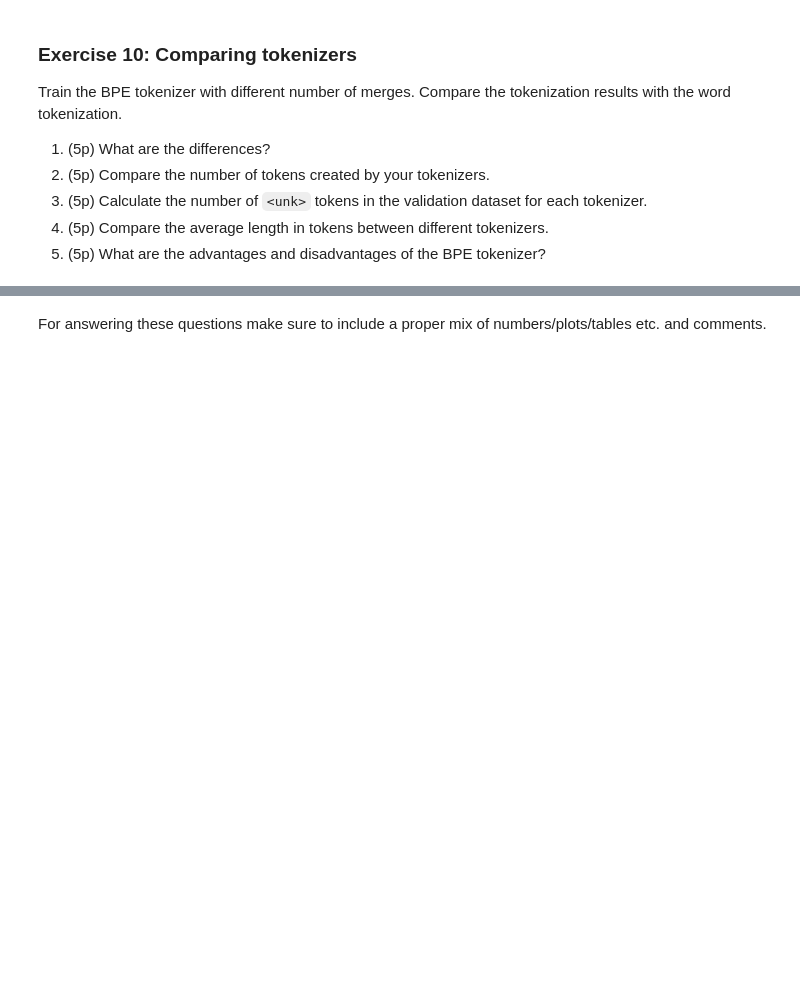
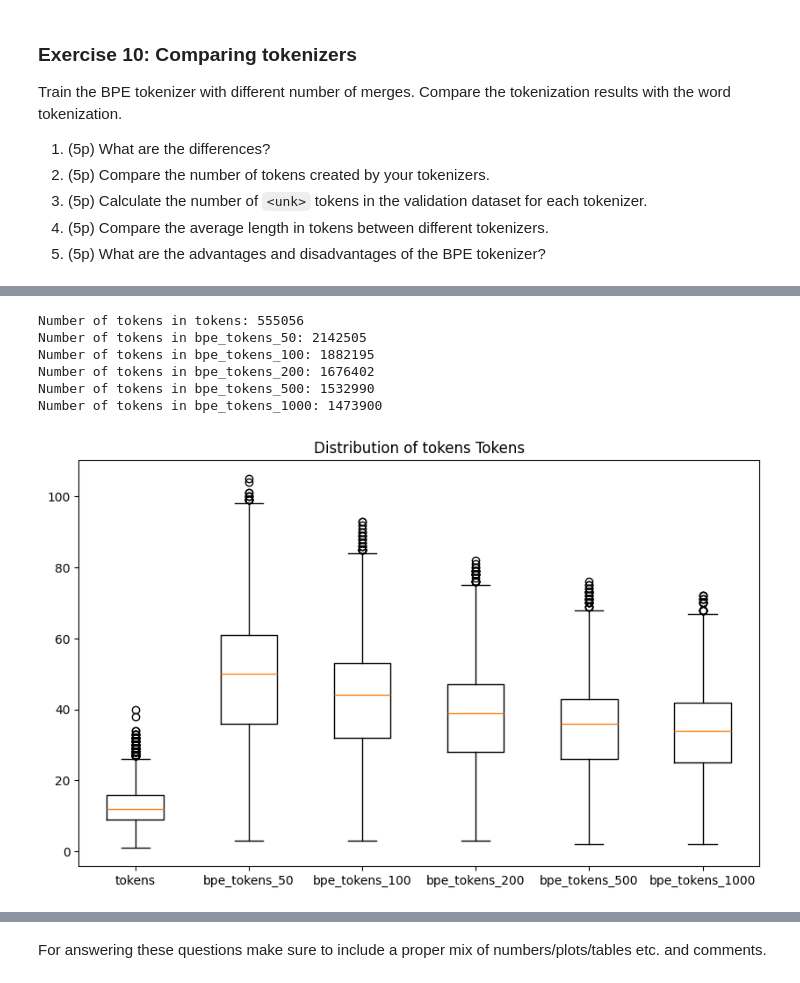
Before and after one commit to MaksiuMilcarz/NLP_Labs, a Jupyter notebook: lab1/lab1_empty_bruna.ipynb, the cells around one changed output, grey strips where cells are left out. Saved outputs shown, nothing was run; the diff lists cells and outputs as text; code cells hidden in the pictures; blank space fills up the shorter version.

```diff
--- a/lab1/lab1_empty_bruna.ipynb
+++ b/lab1/lab1_empty_bruna.ipynb
@@ -602,7 +726,9 @@ def build_character_counter(dataset):
 
     ### YOUR CODE HERE
 
-
+    for tweet in dataset:
+        text = tweet['clean']
+        char_counter.update(text)
 
     ### YOUR CODE ENDS HERE
 
@@ -736,10 +891,18 @@ def bpe(vocab, corpus, num_merges):
 
     for i in tqdm.tqdm(range(num_merges)):
         ### YOUR CODE HERE
+    # get the most common adjustent sympbol pair from the CURRENT corpus
+        stats = calculate_bpe_corpus_stats(corpus)
+        best_pair = stats.most_common(1)[0][0]
 
+    # merge the most common pair in the corpus and UPDATE the corpus
+        corpus = merge_corpus(corpus, best_pair)
 
+    # add the merged pair to the vocabulary
+        vocab.append("".join(best_pair))
 
-
+    # REGISTER the merging operation
+        merges.append(best_pair)
 
         ### YOUR CODE ENDS HERE
     return vocab, corpus, merges
@@ -833,3 +1036,16 @@ Train the BPE tokenizer with different number of merges. Compare the tokenizatio
 3. (5p) Calculate the number of `<unk>` tokens in the validation dataset for each tokenizer.
 4. (5p) Compare the average length in tokens between different tokenizers.
 5. (5p) What are the advantages and disadvantages of the BPE tokenizer?
+# %%
+# GET BPEs with different number of merges for comparison
+bpe_vocab50, updated_bpe_corpus50, bpe_merges50 = bpe(bpe_init_vocab, bpe_corpus, num_merges=50)
+bpe_vocab100, updated_bpe_corpus100, bpe_merges100 = bpe(bpe_init_vocab, bpe_corpus, num_merges=100)
+bpe_vocab200, updated_bpe_corpus200, bpe_merges200 = bpe(bpe_init_vocab, bpe_corpus, num_merges=200)
+bpe_vocab500, updated_bpe_corpus500, bpe_merges500 = bpe(bpe_init_vocab, bpe_corpus, num_merges=500)
+bpe_vocab1000, updated_bpe_corpus1000, bpe_merges1000 = bpe(bpe_init_vocab, bpe_corpus, num_merges=1000)
+# %%
+tweet_ds = tweet_ds.map(tokenize_bpe, fn_kwargs={'vocab': bpe_vocab50, 'merges': bpe_merges50, 'column_name': 'bpe_tokens_50'})
+tweet_ds = tweet_ds.map(tokenize_bpe, fn_kwargs={'vocab': bpe_vocab100, 'merges': bpe_merges100, 'column_name': 'bpe_tokens_100'})
+tweet_ds = tweet_ds.map(tokenize_bpe, fn_kwargs={'vocab': bpe_vocab200, 'merges': bpe_merges200, 'column_name': 'bpe_tokens_200'})
+tweet_ds = tweet_ds.map(tokenize_bpe, fn_kwargs={'vocab': bpe_vocab500, 'merges': bpe_merges500, 'column_name': 'bpe_tokens_500'})
+tweet_ds = tweet_ds.map(tokenize_bpe, fn_kwargs={'vocab': bpe_vocab1000, 'merges': bpe_merges1000, 'column_name': 'bpe_tokens_1000'})
@@ -835,0 +1074,26 @@ Train the BPE tokenizer with different number of merges. Compare the tokenizatio
+# %%
+#2 compare the number of tokens created by each tokenizer: 'tokens', 'bpe_tokens_50', 'bpe_tokens_100', 'bpe_tokens_200', 'bpe_tokens_500', 'bpe_tokens_1000'
+def compare_token_counts(dataset, column_names):
+    token_counts = {}
+    for column_name in column_names:
+        token_counts[column_name] = [len(example[column_name]) for example in dataset]
+    return pd.DataFrame(token_counts)
+
+column_names = ['tokens', 'bpe_tokens_50', 'bpe_tokens_100', 'bpe_tokens_200', 'bpe_tokens_500', 'bpe_tokens_1000']
+
+token_counts_df = compare_token_counts(tweet_ds['train'], column_names)
+plt.figure(figsize=(10, 6))
+plt.boxplot(token_counts_df[column_names].values, labels=column_names)
+plt.title('Distribution of tokens Tokens')
+
+# count and print the number of tokens in each column
+for column_name in column_names:
+    print(f'Number of tokens in {column_name}:', token_counts_df[column_name].sum())
+# %% [output]
+Number of tokens in tokens: 555056
+Number of tokens in bpe_tokens_50: 2142505
+Number of tokens in bpe_tokens_100: 1882195
+Number of tokens in bpe_tokens_200: 1676402
+Number of tokens in bpe_tokens_500: 1532990
+Number of tokens in bpe_tokens_1000: 1473900
+[figure, added]
```
Also changed, not shown: parts of 22 cells of this notebook, 1 other file.
